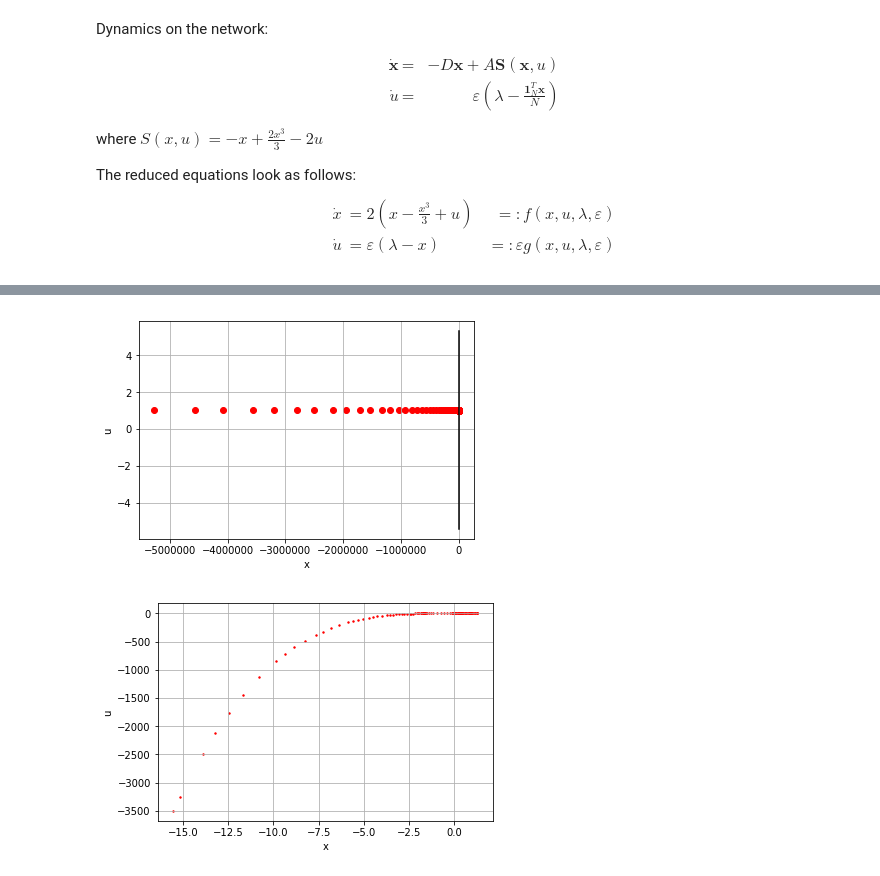
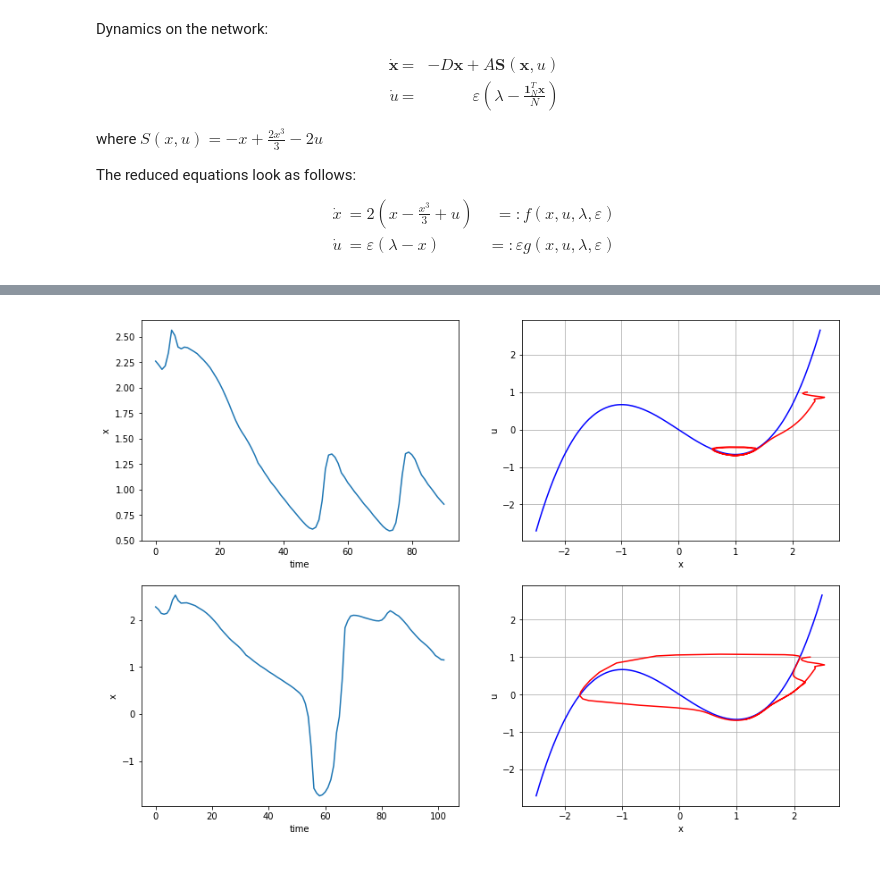
Before and after one commit to hkumar6/thesis-notebooks, a Jupyter notebook: canards.ipynb, the cells around one changed output, grey strips where cells are left out. Drawn from its saved outputs; the diff is of its cells as text; code cells hidden in the pictures.

```diff
--- a/canards.ipynb
+++ b/canards.ipynb
@@ -111,8 +105,0 @@ plt.show()
-# %%
-plt.plot(x_range, -phi_xu(x_range,0), color='black')
-plt.scatter(res2.y[0,:], res2.y[10,:], color='red')
-plt.xlabel('x')
-plt.ylabel('u')
-plt.grid()
-# %% [output]
-[figure, removed]
@@ -126,8 +106,28 @@ res = solve_ivp(fun=f_t, t_span=[0,30000], y0=np.append(1.2 + np.random.rand(10)
-# %%
-#plt.plot(x_range, -x_range + np.square(x_range) + np.power(x_range, 3), color='black')
-plt.scatter(res.y[0,:], res.y[10,:], color='red', s=2)
-plt.xlabel('x')
-plt.ylabel('u')
-plt.grid()
-# %% [output]
-[figure, removed]
+# %%
+plt.figure(figsize=(14,10))
+
+plt.subplot(221)
+plt.plot(res2.y[0,:])
+plt.xlabel("time")
+plt.ylabel("x")
+
+plt.subplot(222)
+plt.plot(x_range, phi_xu(x_range,0), color='blue')
+plt.plot(res2.y[0,:], res2.y[-1,:], '-', color='red')
+plt.xlabel('x')
+plt.ylabel('u')
+plt.grid()
+
+plt.subplot(223)
+plt.plot(res3.y[0,:])
+plt.xlabel("time")
+plt.ylabel("x")
+
+plt.subplot(224)
+plt.plot(x_range, phi_xu(x_range,0), color='blue')
+plt.plot(res3.y[0,:], res3.y[-1,:], '-', color='red')
+plt.xlabel('x')
+plt.ylabel('u')
+plt.grid()
+# %% [output]
+[figure, added]
```
Also changed, not shown: parts of 6 cells of this notebook.
